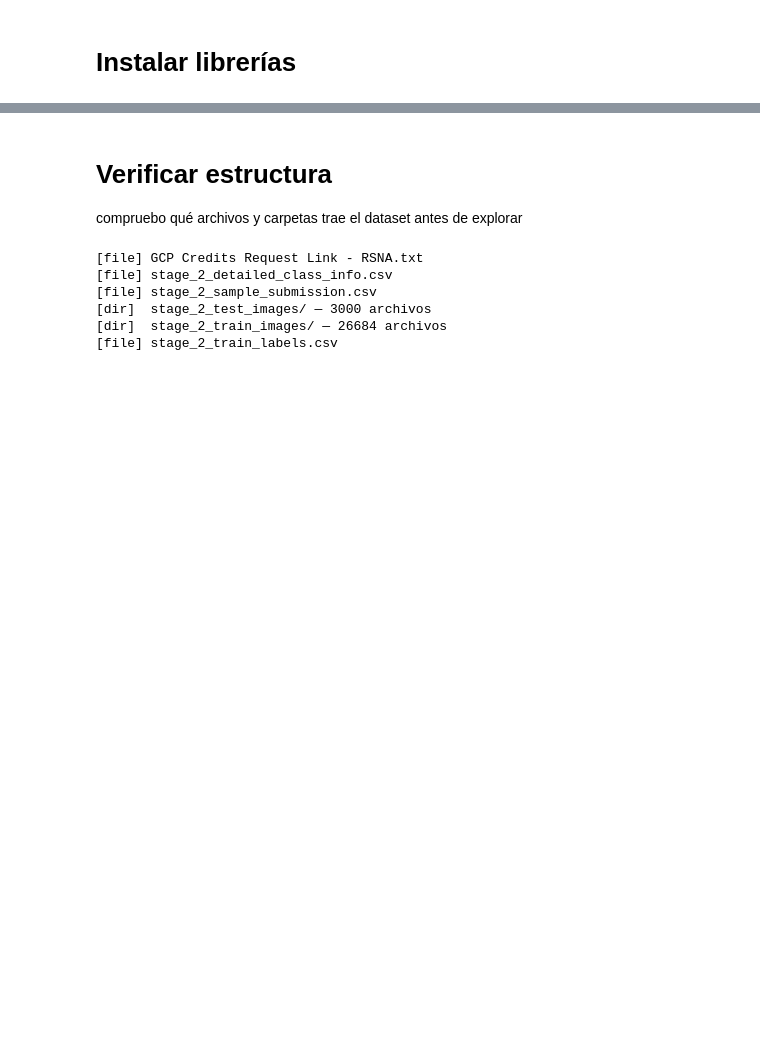
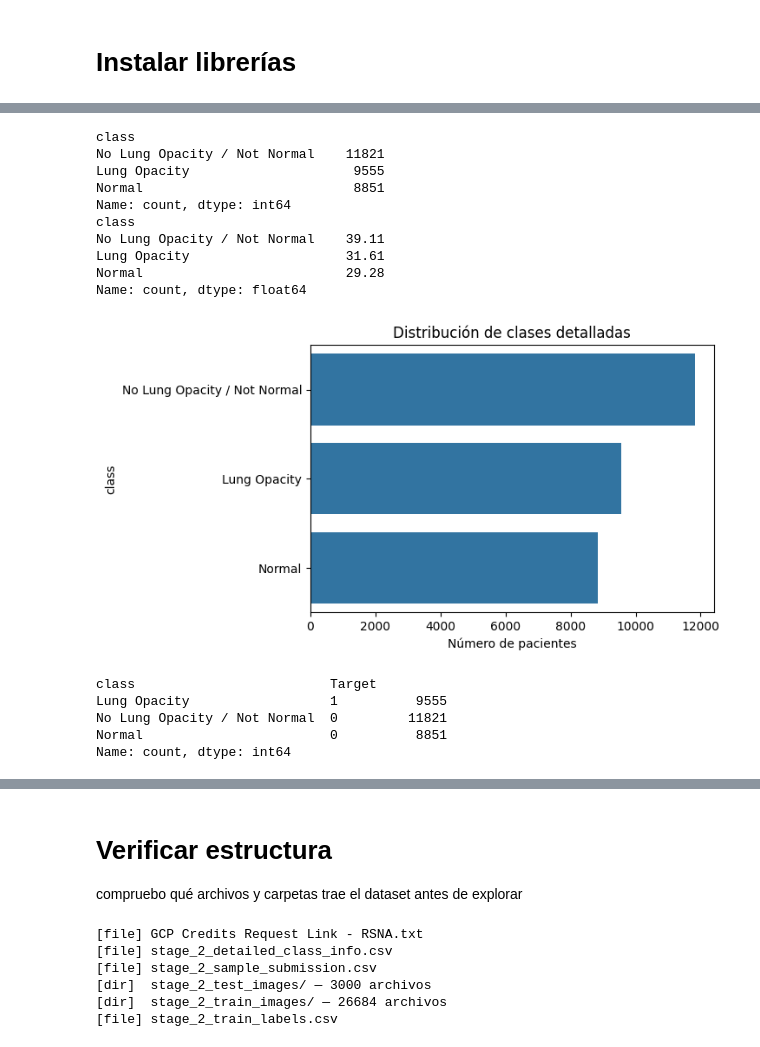
Before and after one commit to franciscofdzfer/RSNAPneumonia, a Jupyter notebook: rsnapneumoniadetection.ipynb, the cells around one changed output, grey strips where cells are left out. Drawn from its saved outputs; the diff is of its cells as text; code cells hidden in the pictures; blank space fills up the shorter version.

```diff
--- a/rsnapneumoniadetection.ipynb
+++ b/rsnapneumoniadetection.ipynb
@@ -43,0 +140,36 @@ import matplotlib.patches as patches
+# %%
+# %% [CELDA 6] -- Distribución de las 3 clases detalladas
+class_counts = detailed_class["class"].value_counts()
+print(class_counts)
+print((class_counts / class_counts.sum() * 100).round(2))
+
+plt.figure(figsize=(6, 4))
+sns.countplot(y=detailed_class["class"], order=class_counts.index)
+plt.title("Distribución de clases detalladas")
+plt.xlabel("Número de pacientes")
+plt.show()
+
+# Pregunta clave para resolver con esto:
+# ¿"No Lung Opacity / Not Normal" y "Normal" ambos tienen Target=0?
+merged_check = detailed_class.merge(
+    train_labels.drop_duplicates("patientId")[["patientId", "Target"]],
+    on="patientId"
+)
+print(merged_check.groupby("class")["Target"].value_counts())
+# %% [output]
+class
+No Lung Opacity / Not Normal    11821
+Lung Opacity                     9555
+Normal                           8851
+Name: count, dtype: int64
+class
+No Lung Opacity / Not Normal    39.11
+Lung Opacity                    31.61
+Normal                          29.28
+Name: count, dtype: float64
+[figure, added]
+class                         Target
+Lung Opacity                  1          9555
+No Lung Opacity / Not Normal  0         11821
+Normal                        0          8851
+Name: count, dtype: int64
```
Also changed, not shown: parts of 25 cells of this notebook.
